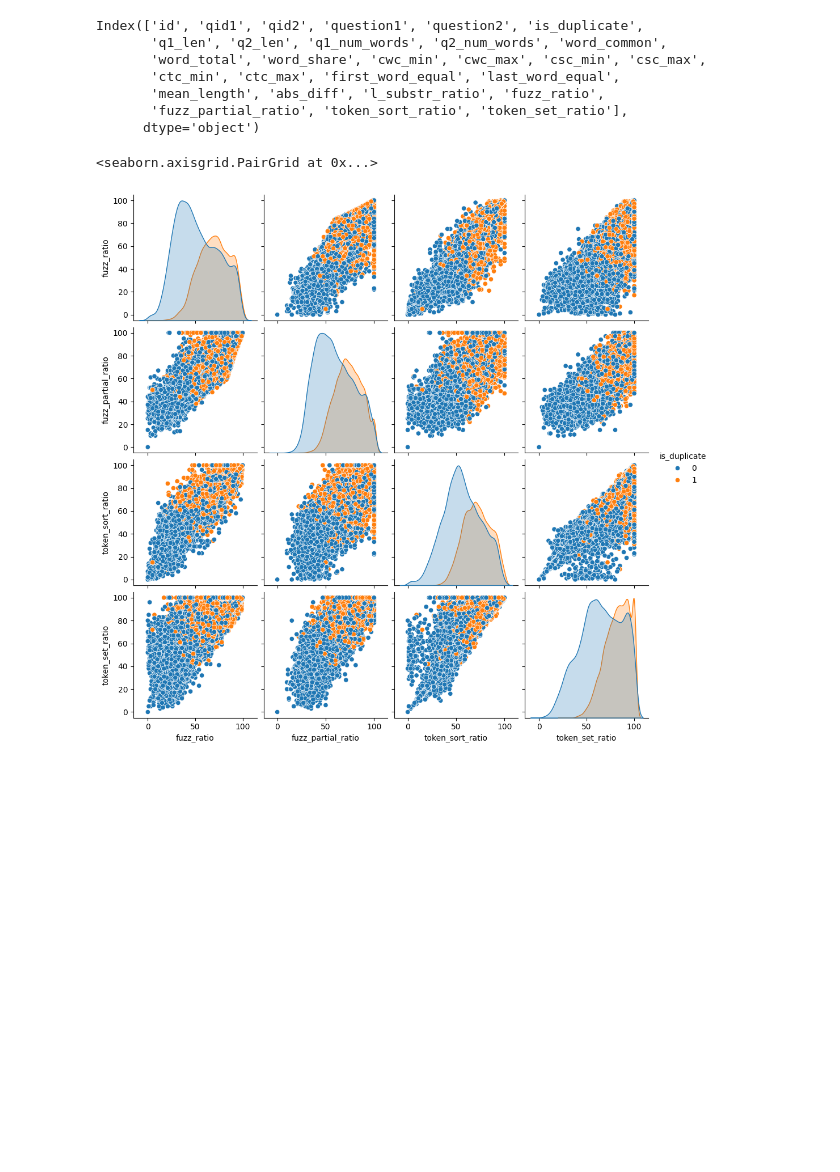
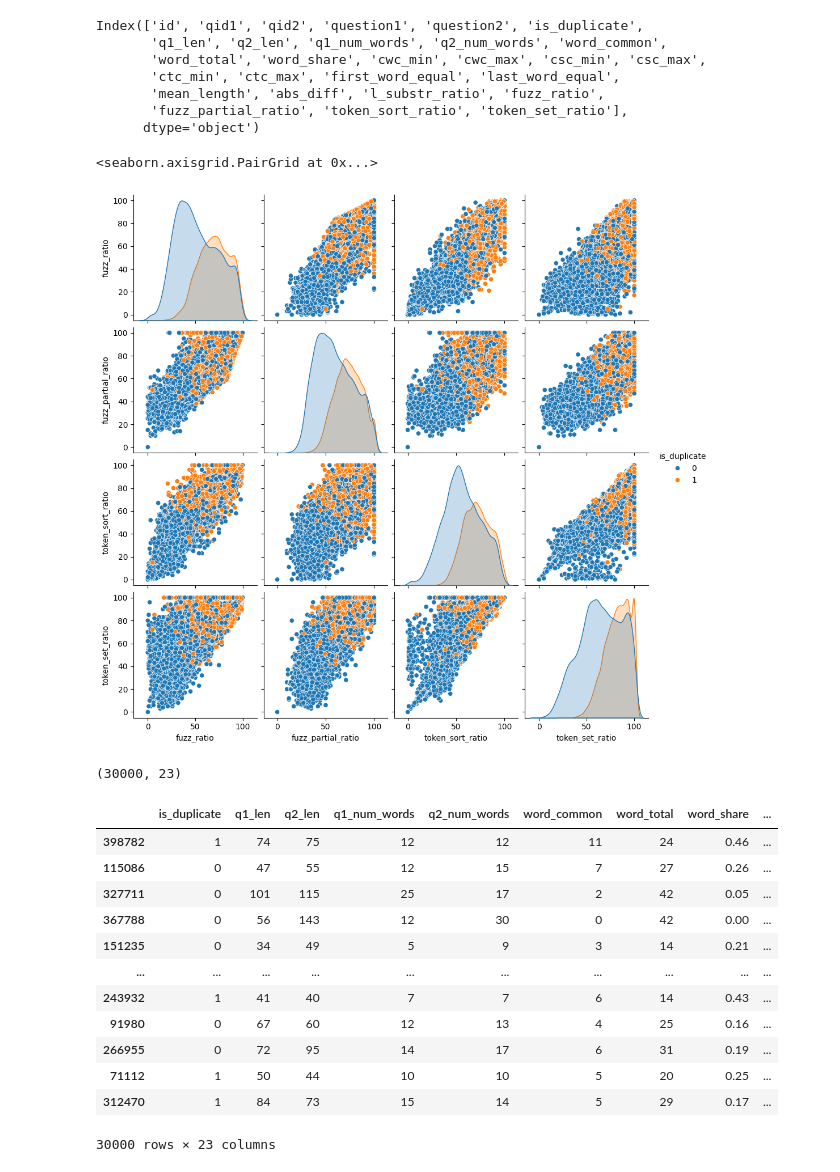
Before and after one commit to AhmAdO9/Natural-language-processing, a Jupyter notebook: DuplicateQuestionPairs.ipynb, the cells around one changed output. Saved outputs shown, nothing was run; the diff lists cells and outputs as text; code cells hidden in the pictures; blank space fills up the shorter version.

```diff
--- a/DuplicateQuestionPairs.ipynb
+++ b/DuplicateQuestionPairs.ipynb
@@ -268,35 +274,36 @@ df
 | 312470 | 312470 | 436915 | 436916 | what would the modiled government... | if pakistan mounts a 2611 type at... | 1 | 84 | 73 | 15 | ... |
 30000 rows × 13 columns
 # %%
-def fetch_token_features(row):    q1 = row['question1'].split()
+def fetch_token_features(row):
+    q1 = row['question1'].split()
     q2 = row['question2'].split()
 
-
-   0]*8
+    token_features = [0.0]*8
 
     SAFE_DIV = 0.0001
     stops = stopwords.words("english")
 
     if len(q1) == 0 or len(q2) == 0:
-        return token_features token_features = [
+        return token_features
 
-    q1_stops = set([word for word in q1)
-    q2_stops = set([word for word in q2) if word in stops]
- if word in stops]
+    q1_stops = set([word for word in q1 if word in stops])
+    q2_stops = set([word for word in q2 if word in stops])
 
-    q1_words = set([word for word in q1 not in stops])
- if word    q2_words = set([word for word in q2 if word not in stops])
 
-  token_features[0] = len(q1_wodsr & q2_words) / (min(len(q1_words) + SAFE_DIV)), len(q2_words)
-    token_features[1] = len(q1_words & q2_words)( / max(len(q1_words), len(q2_words)) + SAFE_DIV)
+    q1_words = set([word for word in q1 if word not in stops])
 
-    token_features[2] = q1_stops & q2_stops)(len( / min(len() + SAFE_DIVq1_stops), len(q2_stops)    )
+    q2_words = set([word for word in q2 if word not in stops])
+
+    token_features[0] = len(q1_words & q2_words) / (min(len(q1_words), len(q2_words)) + SAFE_DIV)
+    token_features[1] = len(q1_words & q2_words) / (max(len(q1_words), len(q2_words)) + SAFE_DIV)
+
+    token_features[2] = len(q1_stops & q2_stops) / (min(len(q1_stops), len(q2_stops)) + SAFE_DIV)
 
     token_features[3] = len(q1_stops & q2_stops) / (max(len(q1_stops), len(q2_stops)) + SAFE_DIV)
 
-    token_features[4] = ) & set(q2))len(set(q1 / (min(len( + SAFE_DIV))set(
+    token_features[4] = len(set(q1) & set(q2)) / (min(len(set(q1)), len(set(q2))) + SAFE_DIV)
 
-    ) & set(q2))len(set(q1 / (max(len()set(), len()set()q2q1) + SAFE_DIV)token_features[5] = ), len()set())q2q1
+    token_features[5] = len(set(q1) & set(q2)) / (max(len(set(q1)), len(set(q2))) + SAFE_DIV)
 
     token_features[6] = int(q1[0] == q2[0])
 
@@ -436,4 +443,4 @@ Index(['id', 'qid1', 'qid2', 'question1', 'question2', 'is_duplicate',
 sns.pairplot(df[['fuzz_ratio', 'fuzz_partial_ratio', 'token_sort_ratio', 'token_set_ratio', 'is_duplicate']], hue='is_duplicate')
 # %% [output]
 <seaborn.axisgrid.PairGrid at 0x...>
-[figure, old version]
+[figure, new version]
@@ -439,0 +449,22 @@ sns.pairplot(df[['fuzz_ratio', 'fuzz_partial_ratio', 'token_sort_ratio', 'token_
+# %%
+new_df = df.drop(columns = ['question1', 'question2', 'id', 'qid1', 'qid2'])
+# %%
+new_df.shape
+# %% [output]
+(30000, 23)
+# %%
+new_df
+# %% [output]
+|  | is_duplicate | q1_len | q2_len | q1_num_words | q2_num_words | word_common | word_total | word_share | ... |
+| 398782 | 1 | 74 | 75 | 12 | 12 | 11 | 24 | 0.46 | ... |
+| 115086 | 0 | 47 | 55 | 12 | 15 | 7 | 27 | 0.26 | ... |
+| 327711 | 0 | 101 | 115 | 25 | 17 | 2 | 42 | 0.05 | ... |
+| 367788 | 0 | 56 | 143 | 12 | 30 | 0 | 42 | 0.00 | ... |
+| 151235 | 0 | 34 | 49 | 5 | 9 | 3 | 14 | 0.21 | ... |
+| ... | ... | ... | ... | ... | ... | ... | ... | ... | ... |
+| 243932 | 1 | 41 | 40 | 7 | 7 | 6 | 14 | 0.43 | ... |
+| 91980 | 0 | 67 | 60 | 12 | 13 | 4 | 25 | 0.16 | ... |
+| 266955 | 0 | 72 | 95 | 14 | 17 | 6 | 31 | 0.19 | ... |
+| 71112 | 1 | 50 | 44 | 10 | 10 | 5 | 20 | 0.25 | ... |
+| 312470 | 1 | 84 | 73 | 15 | 14 | 5 | 29 | 0.17 | ... |
+30000 rows × 23 columns
```
Also changed, not shown: parts of 15 cells of this notebook.
